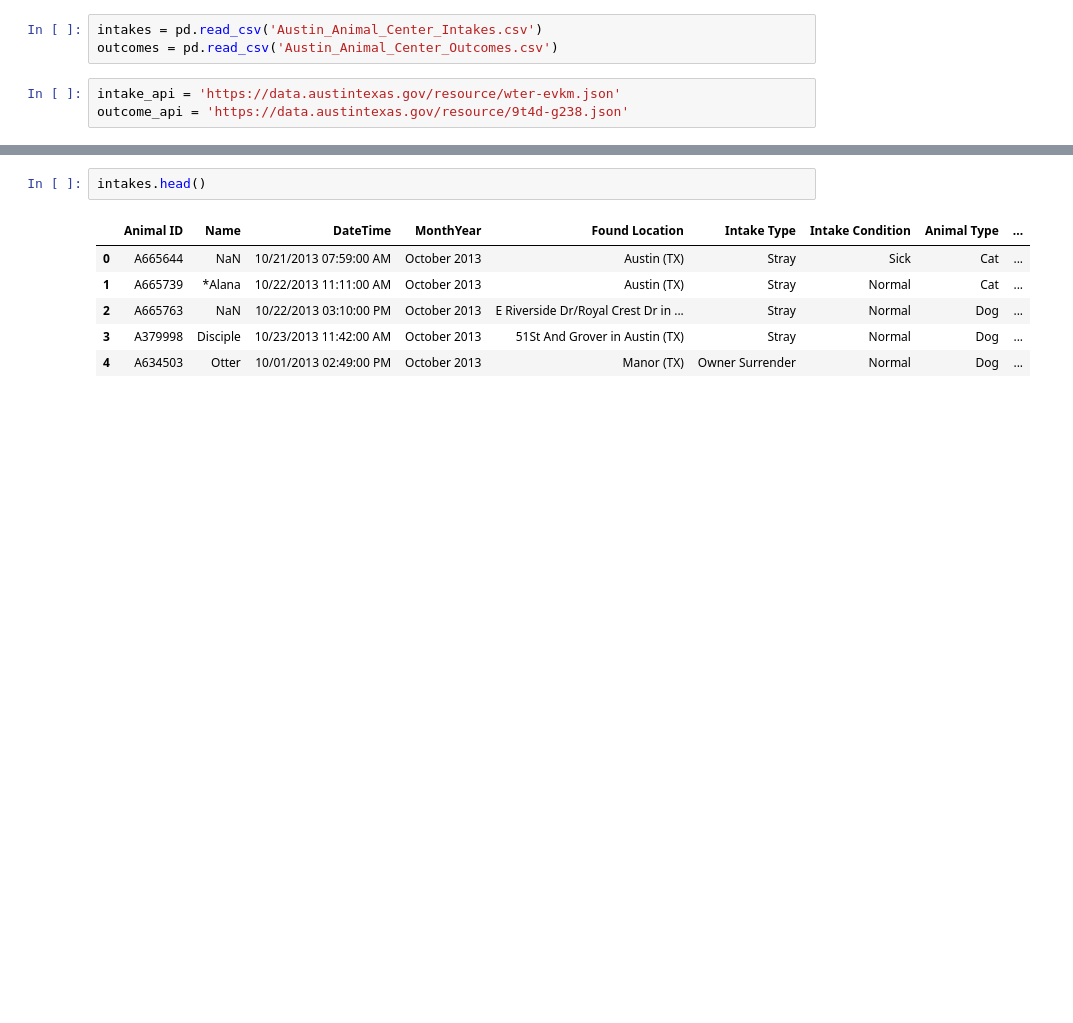
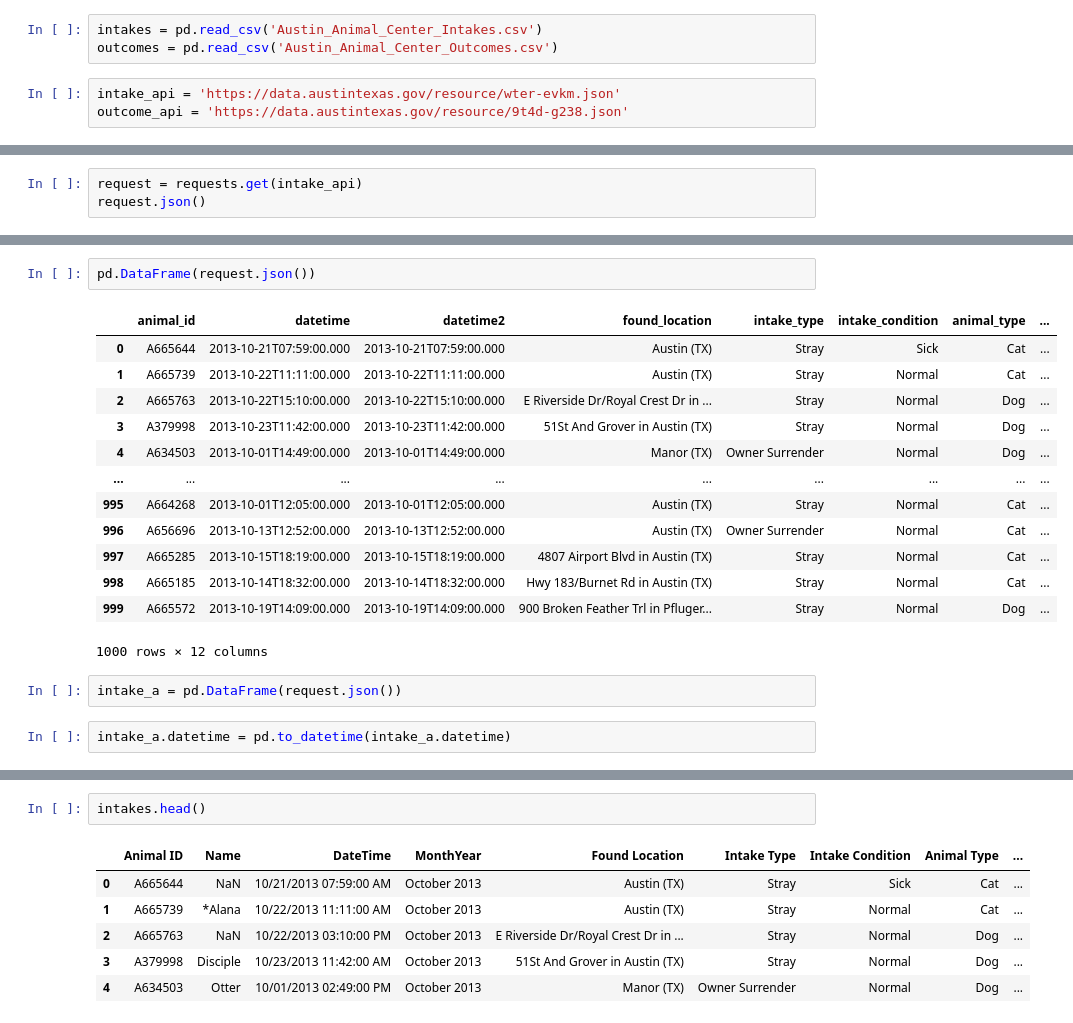
Before and after one commit to Adam-Harris87/animal-shelter-project, a Jupyter notebook: austin_shelter_wrangle.ipynb, the cells around one changed output, grey strips where cells are left out. Cells and saved outputs as stored; diff of their text form; blank space fills up the shorter version.

```diff
--- a/austin_shelter_wrangle.ipynb
+++ b/austin_shelter_wrangle.ipynb
@@ -10,0 +135,3 @@ outcome_api = 'https://data.austintexas.gov/resource/9t4d-g238.json'
+# %%
+request = requests.get(intake_api)
+request.json()
@@ -10,0 +192,20 @@ outcome_api = 'https://data.austintexas.gov/resource/9t4d-g238.json'
+# %%
+pd.DataFrame(request.json())
+# %% [output]
+|  | animal_id | datetime | datetime2 | found_location | intake_type | intake_condition | animal_type | ... |
+| 0 | A665644 | 2013-10-21T07:59:00.000 | 2013-10-21T07:59:00.000 | Austin (TX) | Stray | Sick | Cat | ... |
+| 1 | A665739 | 2013-10-22T11:11:00.000 | 2013-10-22T11:11:00.000 | Austin (TX) | Stray | Normal | Cat | ... |
+| 2 | A665763 | 2013-10-22T15:10:00.000 | 2013-10-22T15:10:00.000 | E Riverside Dr/Royal Crest Dr in ... | Stray | Normal | Dog | ... |
+| 3 | A379998 | 2013-10-23T11:42:00.000 | 2013-10-23T11:42:00.000 | 51St And Grover in Austin (TX) | Stray | Normal | Dog | ... |
+| 4 | A634503 | 2013-10-01T14:49:00.000 | 2013-10-01T14:49:00.000 | Manor (TX) | Owner Surrender | Normal | Dog | ... |
+| ... | ... | ... | ... | ... | ... | ... | ... | ... |
+| 995 | A664268 | 2013-10-01T12:05:00.000 | 2013-10-01T12:05:00.000 | Austin (TX) | Stray | Normal | Cat | ... |
+| 996 | A656696 | 2013-10-13T12:52:00.000 | 2013-10-13T12:52:00.000 | Austin (TX) | Owner Surrender | Normal | Cat | ... |
+| 997 | A665285 | 2013-10-15T18:19:00.000 | 2013-10-15T18:19:00.000 | 4807 Airport Blvd in Austin (TX) | Stray | Normal | Cat | ... |
+| 998 | A665185 | 2013-10-14T18:32:00.000 | 2013-10-14T18:32:00.000 | Hwy 183/Burnet Rd in Austin (TX) | Stray | Normal | Cat | ... |
+| 999 | A665572 | 2013-10-19T14:09:00.000 | 2013-10-19T14:09:00.000 | 900 Broken Feather Trl in Pfluger... | Stray | Normal | Dog | ... |
+1000 rows × 12 columns
+# %%
+intake_a = pd.DataFrame(request.json())
+# %%
+intake_a.datetime = pd.to_datetime(intake_a.datetime)
```
Also changed, not shown: parts of 19 cells of this notebook.
